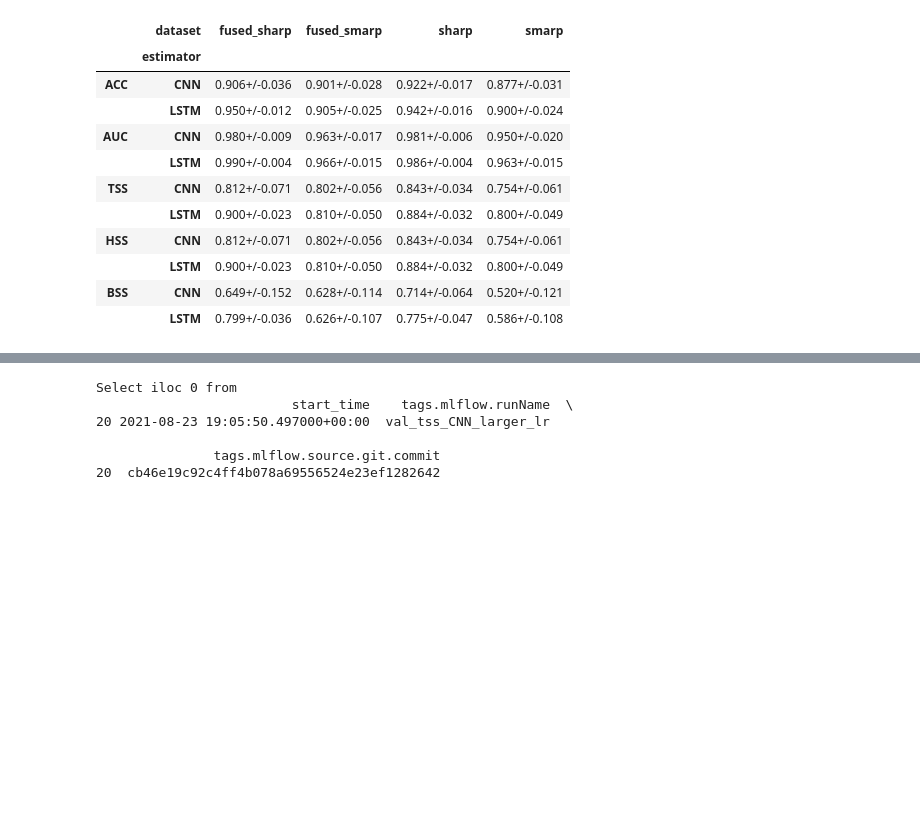
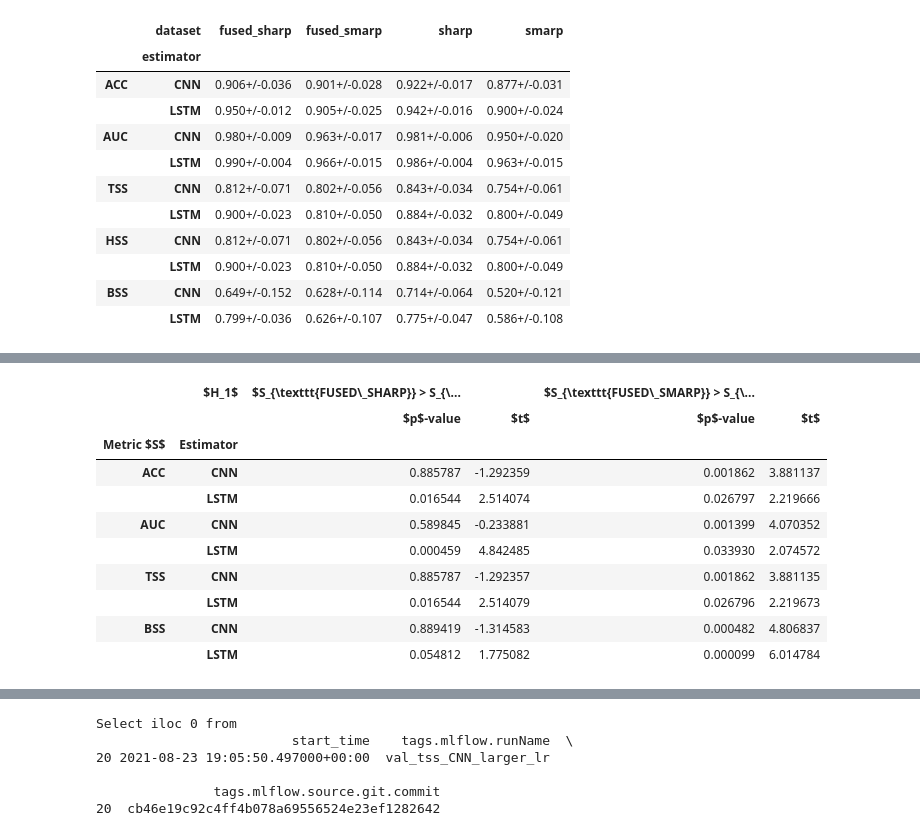
Before and after one commit to ZeyuSun/flare-prediction-smarp, a Jupyter notebook: notebooks/mlflow_results_2.ipynb, the cells around one changed output, grey strips where cells are left out. Saved outputs shown, nothing was run; the diff lists cells and outputs as text; code cells hidden in the pictures; blank space fills up the shorter version.

```diff
--- a/notebooks/mlflow_results_2.ipynb
+++ b/notebooks/mlflow_results_2.ipynb
@@ -838,0 +873,2 @@ BSS (4.806836601989046, 0.00048224426909779233)
+# %%
+df_ttest = tabulate_pvalues(runs_comb)
@@ -838,0 +887,33 @@ BSS (4.806836601989046, 0.00048224426909779233)
+# %%
+df_ttest_print = (
+    df_ttest
+    .set_index(['S', 'estimator', 'tested hypothesis'])
+    .sort_index() # group multiindex
+    .unstack(-1)
+    .swaplevel(axis=1)
+    .sort_index(level=0, axis=1) # group column multiindex
+    .loc[['ACC', 'AUC', 'TSS', 'BSS']] # sort index
+    .rename(columns={
+        'S(fused_sharp) > S(sharp)': '$S_{\texttt{FUSED\_SHARP}} > S_{\texttt{SHARP\_ONLY}}$',
+        'S(fused_smarp) > S(smarp)': '$S_{\texttt{FUSED\_SMARP}} > S_{\texttt{SMARP\_ONLY}}$',
+        'p-value': '$p$-value',
+        't': '$t$',
+    })
+    .rename_axis(
+        index=['Metric $S$', 'Estimator'],
+        columns=['$H_1$', ''],
+    )
+)
+df_ttest_print
+# %% [output]
+|  | $H_1$ | $S_{\texttt{FUSED\_SHARP}} > S_{\... |  | $S_{\texttt{FUSED\_SMARP}} > S_{\... |  |
+|  |  | $p$-value | $t$ | $p$-value | $t$ |
+| Metric $S$ | Estimator |  |  |  |  |
+| ACC | CNN | 0.885787 | -1.292359 | 0.001862 | 3.881137 |
+|  | LSTM | 0.016544 | 2.514074 | 0.026797 | 2.219666 |
+| AUC | CNN | 0.589845 | -0.233881 | 0.001399 | 4.070352 |
+|  | LSTM | 0.000459 | 4.842485 | 0.033930 | 2.074572 |
+| TSS | CNN | 0.885787 | -1.292357 | 0.001862 | 3.881135 |
+|  | LSTM | 0.016544 | 2.514079 | 0.026796 | 2.219673 |
+| BSS | CNN | 0.889419 | -1.314583 | 0.000482 | 4.806837 |
+|  | LSTM | 0.054812 | 1.775082 | 0.000099 | 6.014784 |
```
Also changed, not shown: parts of 8 cells of this notebook, 1 other file.
